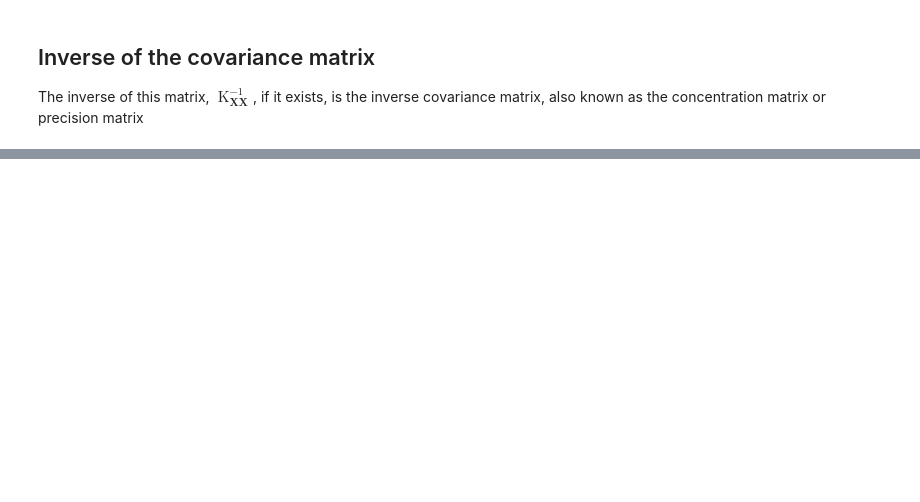
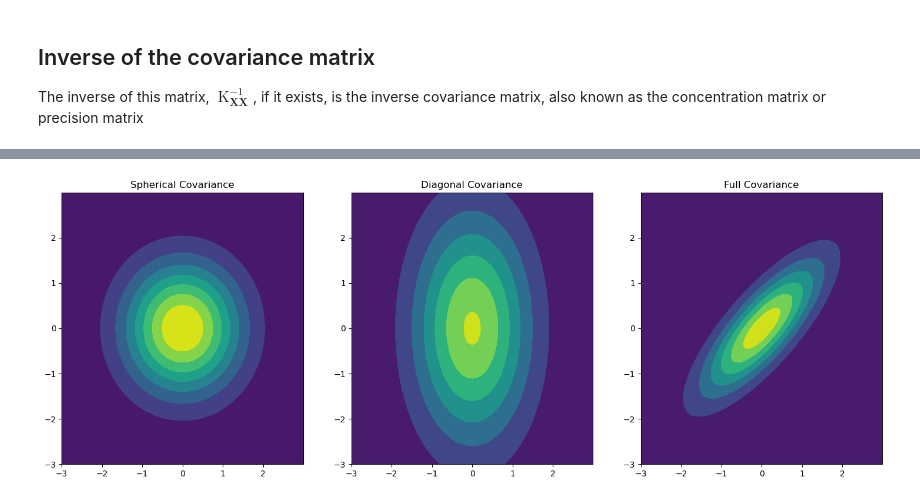
Before and after one commit to behnamasadi/PythonTutorial, a Jupyter notebook: probability/covariance_expected_value.ipynb, the cells around one changed output, grey strips where cells are left out. Cells and saved outputs as stored; diff of their text form; code cells hidden in the pictures; blank space fills up the shorter version.

```diff
--- a/probability/covariance_expected_value.ipynb
+++ b/probability/covariance_expected_value.ipynb
@@ -326,0 +355,35 @@ ${\displaystyle \operatorname {K} _{\mathbf {X} \mathbf {Y} }={\begin{bmatrix}\m
+# %%
+import numpy as np
+import matplotlib.pyplot as plt
+from scipy.stats import multivariate_normal
+
+# Define the mean and covariance matrices for each type
+mean = np.array([0, 0])
+cov_spherical = np.eye(2)  # Identity matrix for spherical
+cov_diagonal = np.array([[1, 0], [0, 3]])  # Diagonal covariance
+cov_full = np.array([[1, 0.8], [0.8, 1]])  # Full covariance
+
+# Create a grid of points
+x, y = np.mgrid[-3:3:.01, -3:3:.01]
+pos = np.dstack((x, y))
+
+# Define the Gaussian distributions
+pdf_spherical = multivariate_normal(mean, cov_spherical).pdf(pos)
+pdf_diagonal = multivariate_normal(mean, cov_diagonal).pdf(pos)
+pdf_full = multivariate_normal(mean, cov_full).pdf(pos)
+
+# Plotting
+fig, ax = plt.subplots(1, 3, figsize=(18, 6))
+
+ax[0].contourf(x, y, pdf_spherical)
+ax[0].set_title('Spherical Covariance')
+
+ax[1].contourf(x, y, pdf_diagonal)
+ax[1].set_title('Diagonal Covariance')
+
+ax[2].contourf(x, y, pdf_full)
+ax[2].set_title('Full Covariance')
+
+plt.show()
+# %% [output]
+[figure, added]
```
Also changed, not shown: parts of 1 cell of this notebook, 9 other files.
